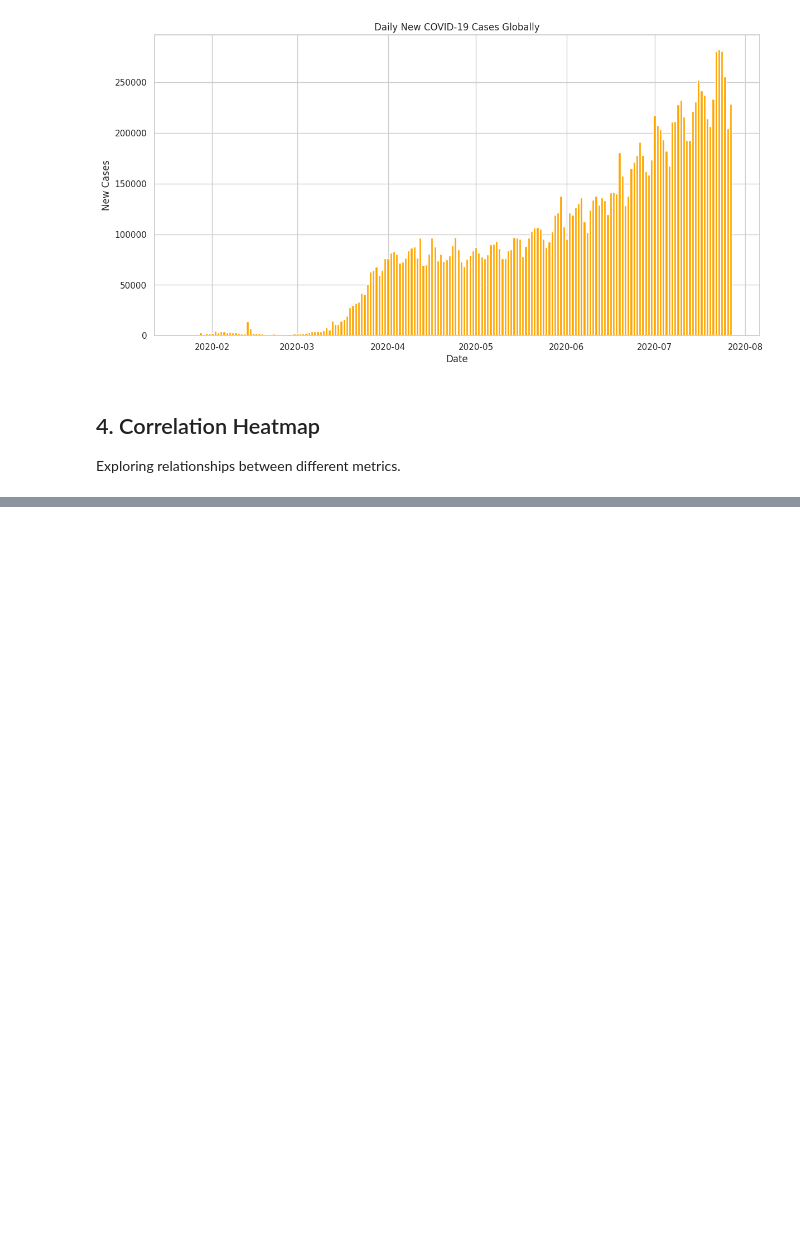
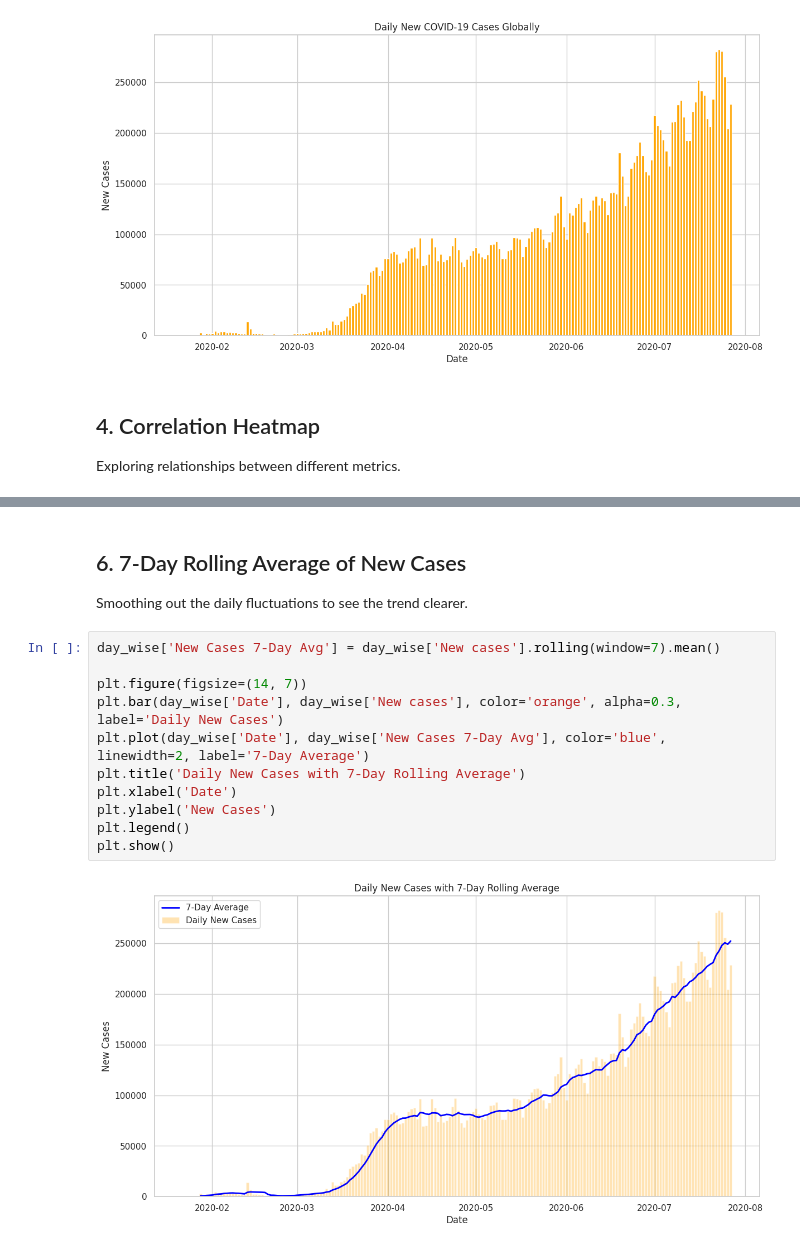
Before and after one commit to lukazuljevic/uupz_fesb, a Jupyter notebook: covid_19_analysis/02_global_analysis.ipynb, the cells around one changed output, grey strips where cells are left out. Cells and saved outputs as stored; diff of their text form; blank space fills up the shorter version.

```diff
--- a/covid_19_analysis/02_global_analysis.ipynb
+++ b/covid_19_analysis/02_global_analysis.ipynb
@@ -67,0 +69,16 @@ Generating Correlation Heatmap...
+# %% [markdown]
+## 6. 7-Day Rolling Average of New Cases
+Smoothing out the daily fluctuations to see the trend clearer.
+# %%
+day_wise['New Cases 7-Day Avg'] = day_wise['New cases'].rolling(window=7).mean()
+
+plt.figure(figsize=(14, 7))
+plt.bar(day_wise['Date'], day_wise['New cases'], color='orange', alpha=0.3, label='Daily New Cases')
+plt.plot(day_wise['Date'], day_wise['New Cases 7-Day Avg'], color='blue', linewidth=2, label='7-Day Average')
+plt.title('Daily New Cases with 7-Day Rolling Average')
+plt.xlabel('Date')
+plt.ylabel('New Cases')
+plt.legend()
+plt.show()
+# %% [output]
+[figure, added]
```
Also changed, not shown: parts of 7 cells of this notebook, 2 other files.
